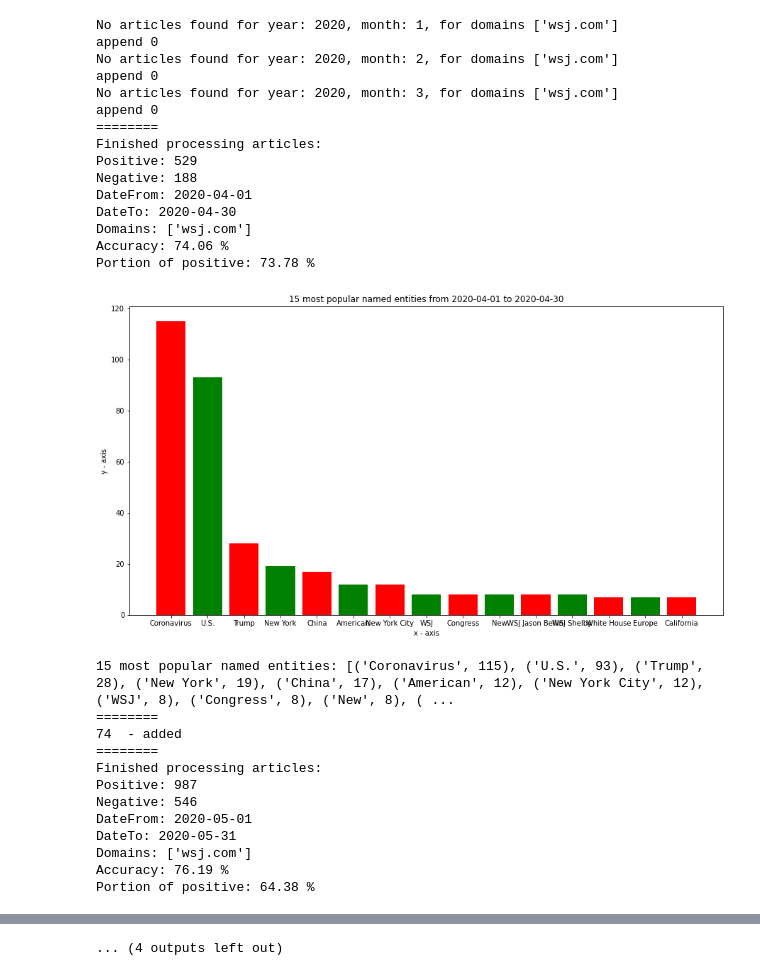
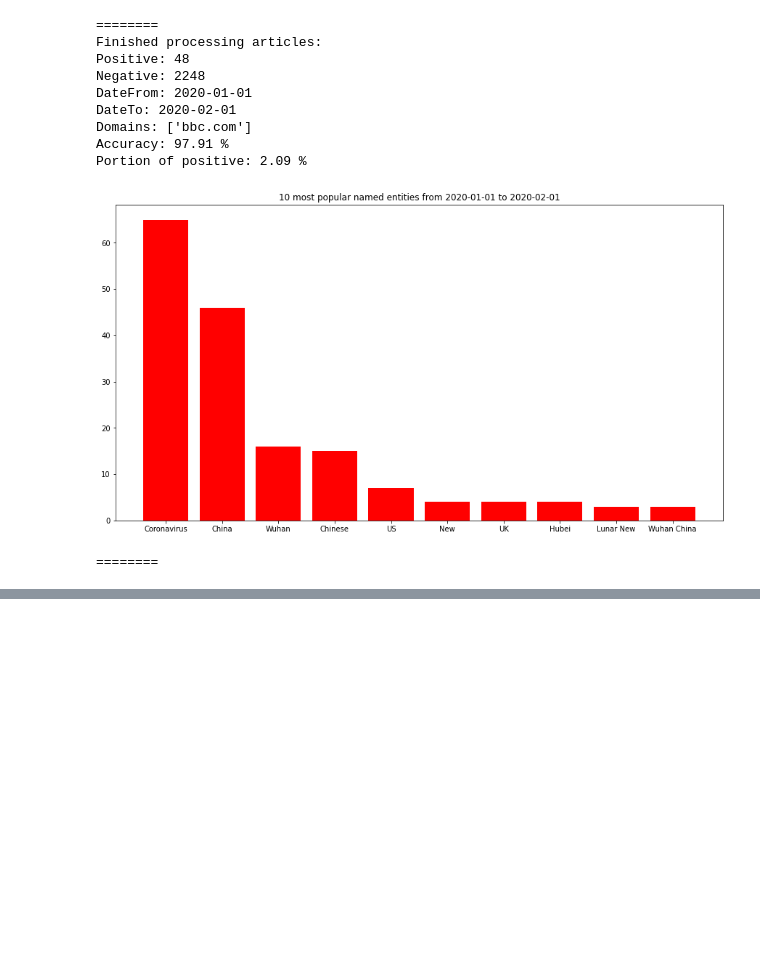
Before and after one commit to Pesinn/TextMining, a Jupyter notebook: TextMining_FinalProject.ipynb, the cells around one changed output, grey strips where cells are left out. Saved outputs shown, nothing was run; the diff lists cells and outputs as text; code cells hidden in the pictures; blank space fills up the shorter version.

```diff
--- a/TextMining_FinalProject.ipynb
+++ b/TextMining_FinalProject.ipynb
@@ -23,14 +23,14 @@ def languages():
 
 # Leave empty if all domains should be processed
 # Example for fetching wsj domain: ["wsj.com"]
-_domain = ["wsj.com"]
+_domain = ""
 _folder = "release"
 
 _filter = ['covid-19', 'covid', 'covid19', 'coronavirus']
 _debug = False
 
 # Number of most popular named entities displayed
-_namedEntities = 15
+_namedEntities = 10
 # %%
 # Get all domains if no domain is specified
 def get_domains():
@@ -530,14 +514,10 @@ def display_graph(title, x_labels, y_labels):
 
     # plotting a bar chart
     plt.bar(left, y_labels, tick_label = x_labels,
-            width = 0.8, color = ['red', 'green'])
-
+            width = 0.8, color = ['red'])
 
     plt.rcParams["figure.figsize"] = (15,8)
-    # naming the x-axis
-    plt.xlabel('x - axis')
-    # naming the y-axis
-    plt.ylabel('y - axis')
+
     # plot title
     plt.title(title)
 
@@ -577,7 +557,6 @@ def display_results(accuracy, positive, negative, entities, displayInfo):
     print(f"Accuracy: {displayAccuracy} %")
     print(f"Portion of positive: {displayPositive} % ")
     display_graph(f"{_namedEntities} most popular named entities from {dateFrom} to {dateTo}", x_axis, y_axis)
-    print(f"{_namedEntities} most popular named entities: {entities}")
     print("========")
 # %%
 # Analyze
@@ -816,13 +794,14 @@ def classify_and_analyze(articles):
 
     return accuracy, positive, negative, namedProperties
 # %%
+# The pipelines are used from this point
+
 def create_display_info(domains, dateFrom, dateTo):
     return {
         "domains": domains,
         "dateFrom": dateFrom,
         "dateTo": dateTo
     }
-
 
 def standardize_and_classify(articles):
     standardized = standardizeList(articles)
@@ -853,68 +832,49 @@ def text_mine_articles_by_month(domains, year, month):
     else:
         accuracy, positive, negative, namedProperties = standardize_and_classify(articles)
 
         displayInfo = create_display_info(domains, dateFrom, dateTo)
 
         # Display results from analyzation
         display_results(accuracy,
                     positive,
                     negative,
                     namedProperties,
                     displayInfo)
 
         return positive, negative
 
-# Mine all articles from 2020
-#text_mine_articles(get_domains(), "20200101")
-
-# Mine all articles for each month 2020
+# Process all articles for each month for certain year
 def each_month(year):
     months = ["Jan","Feb", "Mar", "Apr", "May", "Jun", "Jul", "Aug", "Sep", "Oct", "Nov", "Dec"]
     outcome = []
     for a in list(range(1, 13)):
         positive, negative = text_mine_articles_by_month(get_domains(), year, str(a))
+
+        # Create an array that is used for displaying statistics for each month
         if(positive != 0):
             o = float(positive)/(float(negative)+float(positive)) * 100
             outcome.append(round(o))
-            print(round(o), " - added")
         else:
-            print("append 0")
             outcome.append(0)
-    print(months, outcome)
     display_graph(f"Portion of positive for each month in year {year}", months, outcome)
 
-each_month("2020")
-# Mine all artiles by an outlet
-#text_mine_articles(["bbc.com"], "20200101", "20200502")
+# Process all articles from 2020
+#text_mine_articles(get_domains(), "20200101", "20201231")
 
-#for m in [{"20200101", "20200131"}]
-#text_mine_articles("20190101")
+# Process all articles for each month in 2020
+#each_month("2020")
+
+# Process all artiles in an outlet in 2020
+text_mine_articles(["bbc.com"], "20200101", "20200201")
 # %% [output]
-No articles found for year: 2020, month: 1, for domains ['wsj.com']
-append 0
-No articles found for year: 2020, month: 2, for domains ['wsj.com']
-append 0
-No articles found for year: 2020, month: 3, for domains ['wsj.com']
-append 0
 ========
 Finished processing articles:
-Positive: 529
-Negative: 188
-DateFrom: 2020-04-01
-DateTo: 2020-04-30
-Domains: ['wsj.com']
-Accuracy: 74.06 %
-Portion of positive: 73.78 %
+Positive: 48
+Negative: 2248
+DateFrom: 2020-01-01
+DateTo: 2020-02-01
+Domains: ['bbc.com']
+Accuracy: 97.91 %
+Portion of positive: 2.09 %
-[figure, old version]
+[figure, new version]
-15 most popular named entities: [('Coronavirus', 115), ('U.S.', 93), ('Trump', 28), ('New York', 19), ('China', 17), ('American', 12), ('New York City', 12), ('WSJ', 8), ('Congress', 8), ('New', 8), ( ...
 ========
-74  - added
-========
-Finished processing articles:
-Positive: 987
-Negative: 546
-DateFrom: 2020-05-01
-DateTo: 2020-05-31
-Domains: ['wsj.com']
-Accuracy: 76.19 %
-Portion of positive: 64.38 %
@@ -974 +880,0 @@ Portion of positive: 19.60 %
-... (4 outputs left out)
```
Also changed, not shown: parts of 7 cells of this notebook, 1 other file.
